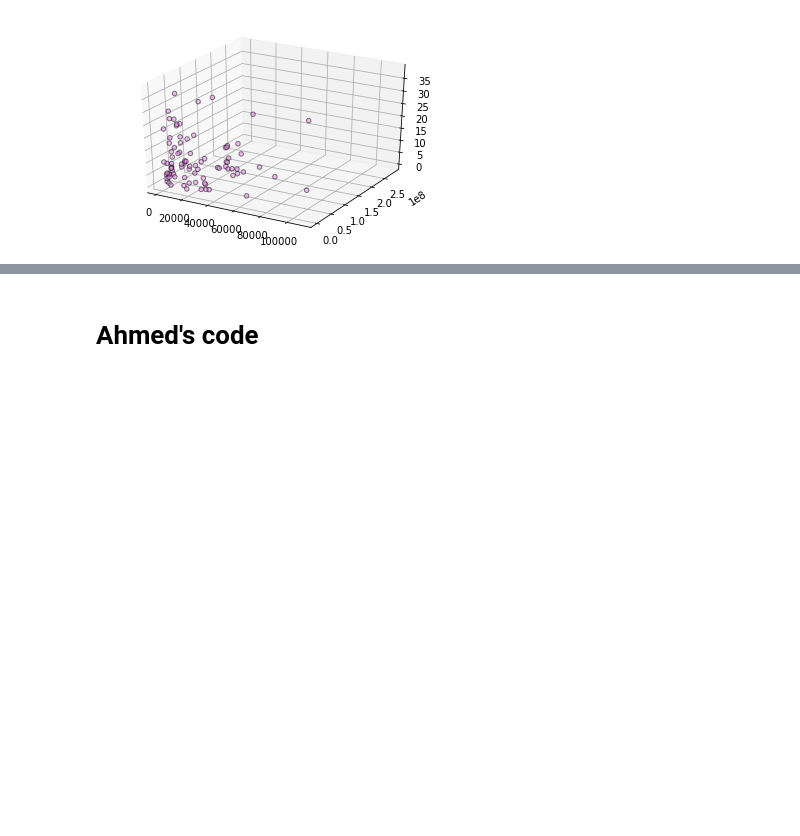
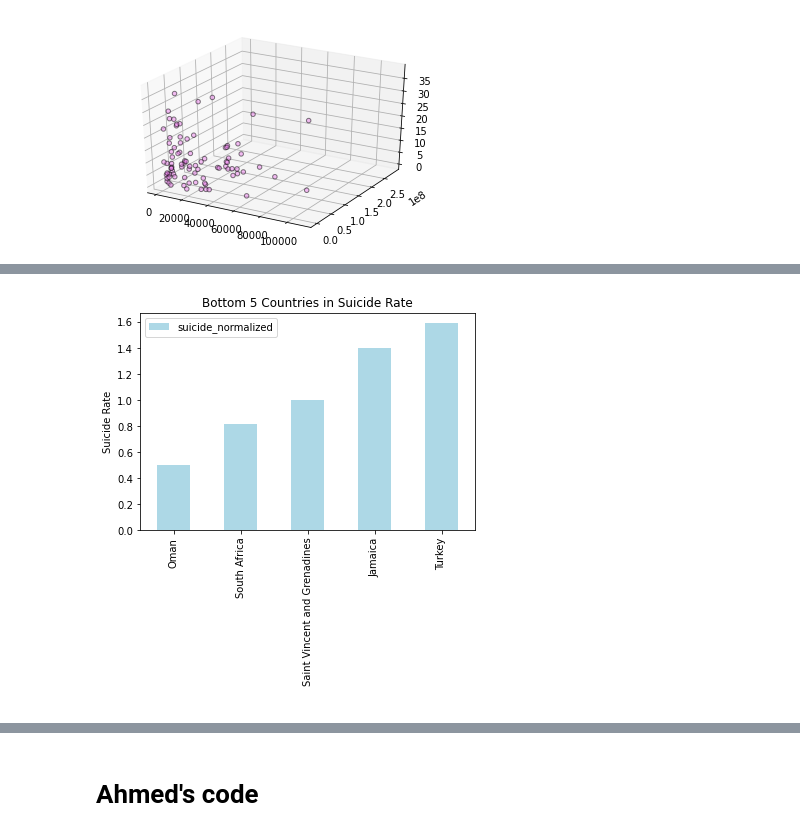
Before and after one commit to mguner-data/Global_Suicide_Data_Analysis, a Jupyter notebook: Final_Presentation_SuicideSquad.ipynb, the cells around one changed output, grey strips where cells are left out. Cells and saved outputs as stored; diff of their text form; code cells hidden in the pictures; blank space fills up the shorter version.

```diff
--- a/Final_Presentation_SuicideSquad.ipynb
+++ b/Final_Presentation_SuicideSquad.ipynb
@@ -372,0 +413,16 @@ plt.show()
+# %%
+# Bottom 5 countries for suicide rate of 2009
+merged2009_with_lat_df1.nsmallest(10, 'suicide_normalized')
+
+# Top 5 countries for suicide rate of 2009
+df_4=merged2009_with_lat_df1.nsmallest(5, 'suicide_normalized')
+
+df_4.plot(kind = "bar", x="country", y="suicide_normalized", color="lightblue")
+plt.xlabel(' ')
+plt.ylabel('Suicide Rate')
+plt.title("Bottom 5 Countries in Suicide Rate")
+plt.savefig('Mujgan_1/Output_Data_mg/Bottom5countries2009.png')
+
+plt.show()
+# %% [output]
+[figure, added]
```
Also changed, not shown: parts of 34 cells of this notebook.
